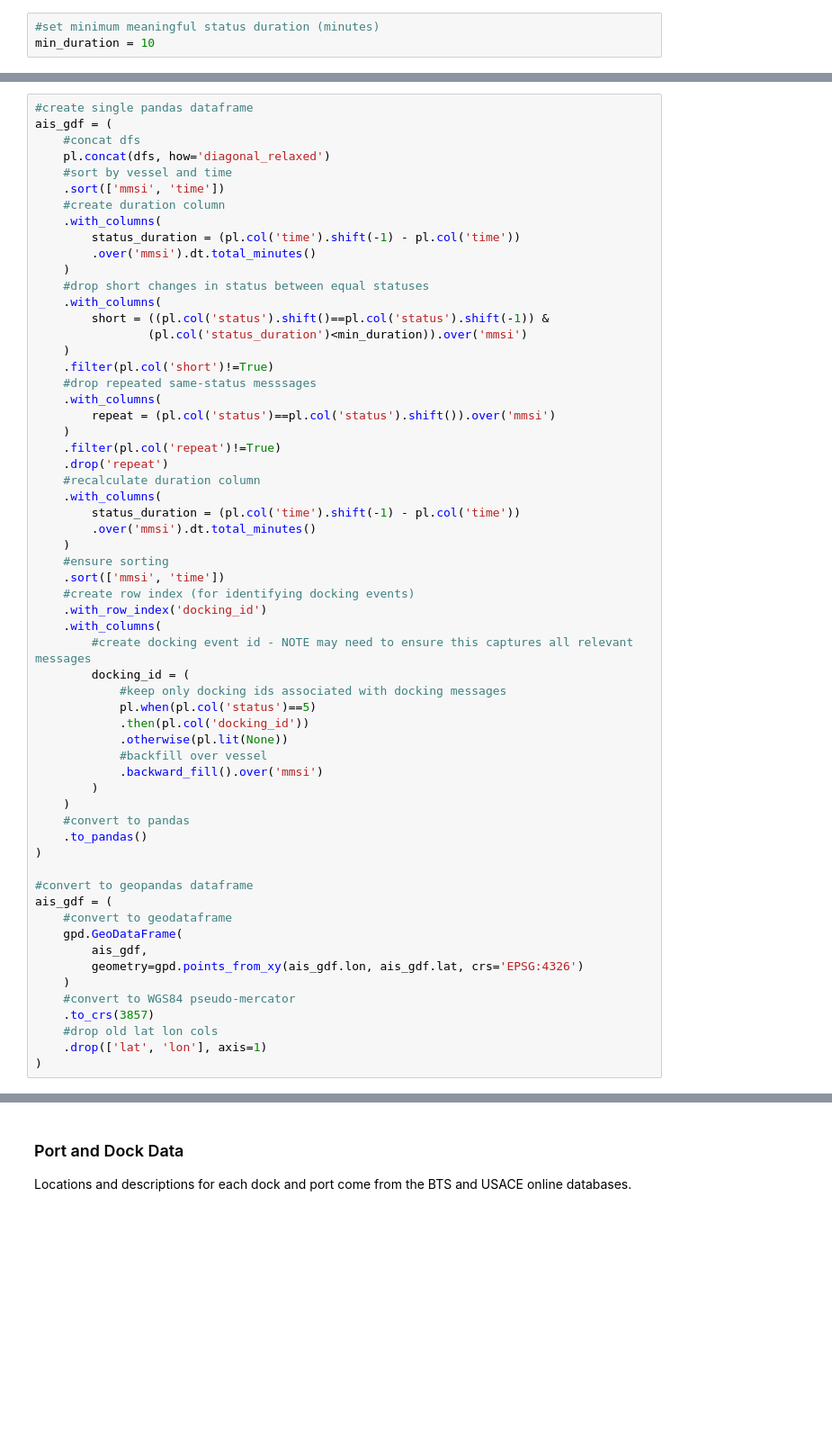
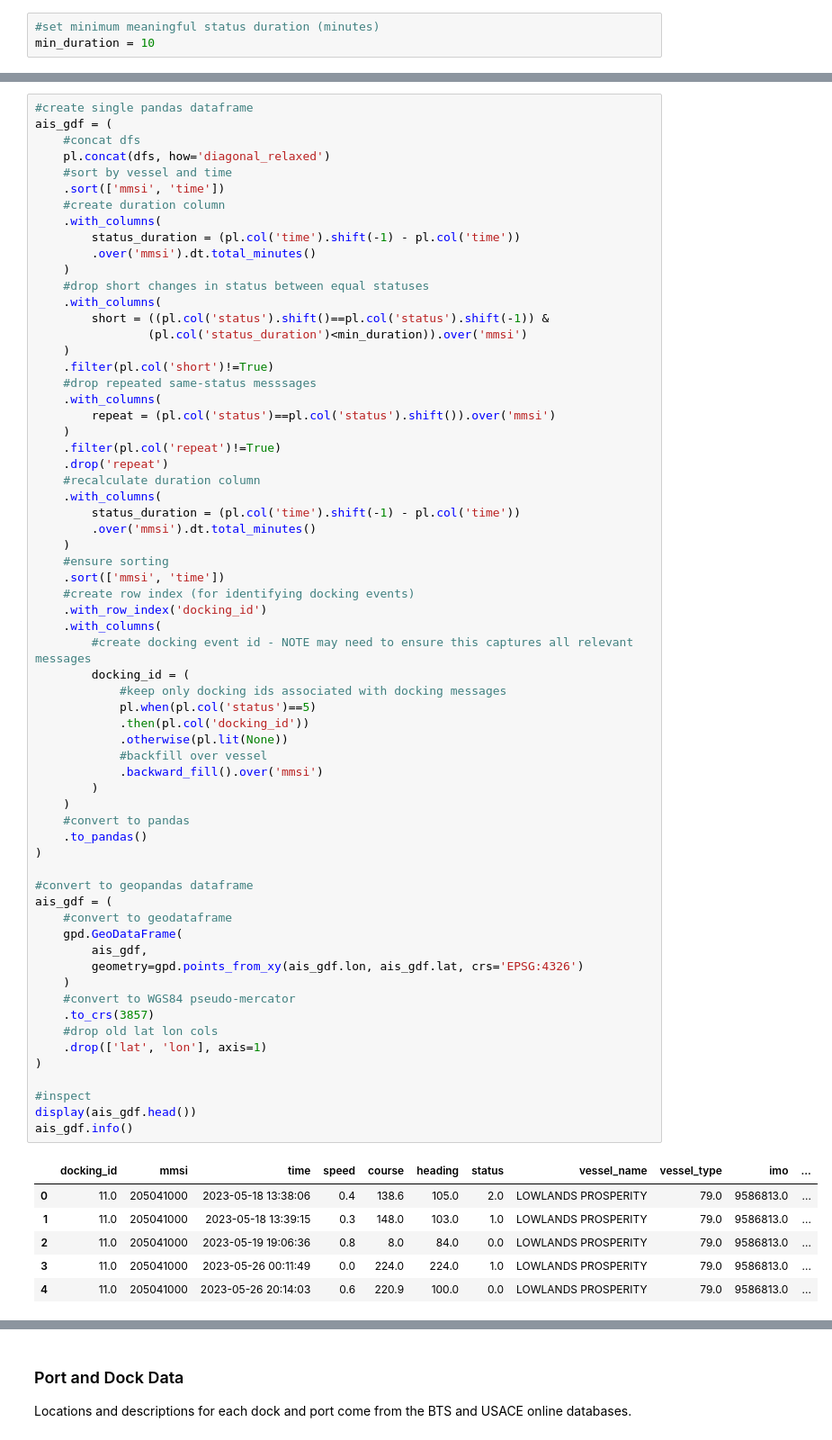
Before and after one commit to epistemetrica/Port-Performance-Project, a Jupyter notebook: data_prep_status_changes.ipynb, the cells around one changed output, grey strips where cells are left out. Shown at 90% size. Saved outputs shown, nothing was run; the diff lists cells and outputs as text; blank space fills up the shorter version.

```diff
--- a/data_prep_status_changes.ipynb
+++ b/data_prep_status_changes.ipynb
@@ -102,30 +102,41 @@ ais_gdf = (
     .sort(['mmsi', 'time'])
     #create row index (for identifying docking events)
     .with_row_index('docking_id')
     .with_columns(
         #create docking event id - NOTE may need to ensure this captures all relevant messages
         docking_id = (
             #keep only docking ids associated with docking messages
             pl.when(pl.col('status')==5)
             .then(pl.col('docking_id'))
             .otherwise(pl.lit(None))
             #backfill over vessel
             .backward_fill().over('mmsi')
         )
     )
     #convert to pandas
     .to_pandas()
 )
 
 #convert to geopandas dataframe
 ais_gdf = (
     #convert to geodataframe
     gpd.GeoDataFrame(
         ais_gdf,
         geometry=gpd.points_from_xy(ais_gdf.lon, ais_gdf.lat, crs='EPSG:4326')
     )
     #convert to WGS84 pseudo-mercator
     .to_crs(3857)
     #drop old lat lon cols
     .drop(['lat', 'lon'], axis=1)
 )
+
+#inspect
+display(ais_gdf.head())
+ais_gdf.info()
+# %% [output]
+|  | docking_id | mmsi | time | speed | course | heading | status | vessel_name | vessel_type | imo | ... |
+| 0 | 11.0 | 205041000 | 2023-05-18 13:38:06 | 0.4 | 138.6 | 105.0 | 2.0 | LOWLANDS PROSPERITY | 79.0 | 9586813.0 | ... |
+| 1 | 11.0 | 205041000 | 2023-05-18 13:39:15 | 0.3 | 148.0 | 103.0 | 1.0 | LOWLANDS PROSPERITY | 79.0 | 9586813.0 | ... |
+| 2 | 11.0 | 205041000 | 2023-05-19 19:06:36 | 0.8 | 8.0 | 84.0 | 0.0 | LOWLANDS PROSPERITY | 79.0 | 9586813.0 | ... |
+| 3 | 11.0 | 205041000 | 2023-05-26 00:11:49 | 0.0 | 224.0 | 224.0 | 1.0 | LOWLANDS PROSPERITY | 79.0 | 9586813.0 | ... |
+| 4 | 11.0 | 205041000 | 2023-05-26 20:14:03 | 0.6 | 220.9 | 100.0 | 0.0 | LOWLANDS PROSPERITY | 79.0 | 9586813.0 | ... |
```
Also changed, not shown: parts of 11 cells of this notebook, 1 other file.
